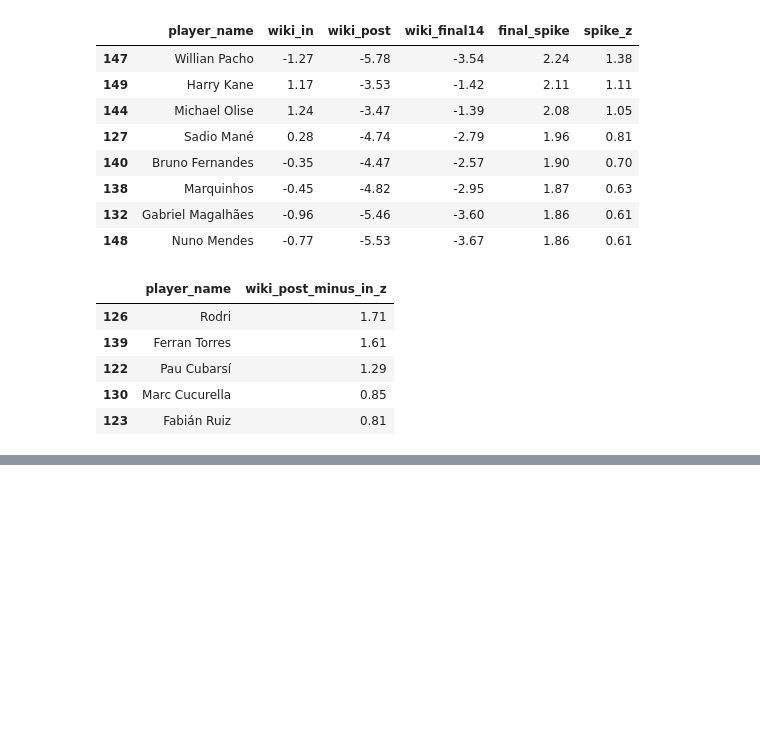
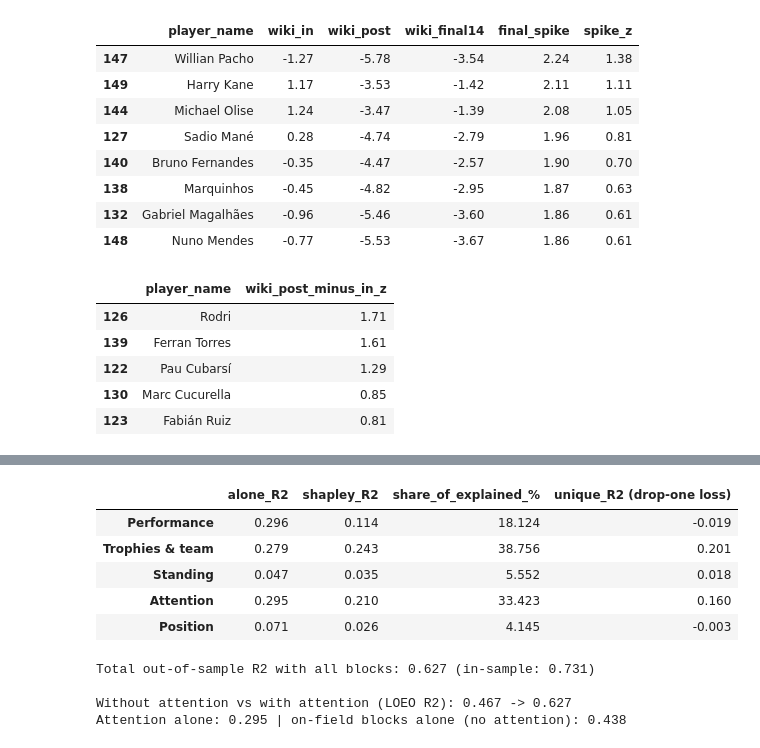
Before and after one commit to AswathKarthik10/predicting-the-ballon-dor, a Jupyter notebook: ballon_dor_2026.ipynb, the cells around one changed output, grey strips where cells are left out. Cells and saved outputs as stored; diff of their text form; code cells hidden in the pictures; blank space fills up the shorter version.

```diff
--- a/ballon_dor_2026.ipynb
+++ b/ballon_dor_2026.ipynb
@@ -1370,0 +1379,29 @@ display(att26.sort_values("wiki_post_minus_in_z", ascending=False).head(5)[["pla
+# %%
+ALPHA = 10.0
+N_BOOT_E = 300
+
+BLOCK_COLS = {
+    "Performance": ["club_attack_p90", "intl_attack_p90", "club_avg_rating", "big_game_rating", "ucl_ko_goal_contribs",
+                    "tourn_ko_goal_contribs", "final_goal_contribs", "scored_winner_in_final", "tourn_award"],
+    "Trophies & team": ["major_titles", "other_honors", "club_rating", "ucl_stage_ord", "nt_stage_ord"],
+    "Standing": ["prior_standing", "career_podiums_before"],
+    "Position": ["is_defender"],
+}
+ATTENTION_COLS = ["wiki_pre", "wiki_in", "news_pre", "news_in"]
+BLOCK_NAMES = ["Performance", "Trophies & team", "Standing", "Attention", "Position"]
+
+non_att = sum(BLOCK_COLS.values(), [])
+Zfull_e = within_edition_z(raw, non_att)
+X_blocks = {b: Zfull_e.loc[lab.index, cols].values for b, cols in BLOCK_COLS.items()}
+X_blocks["Attention"] = att_lab_z[ATTENTION_COLS].values
+editions_e = lab["edition"].values
+assert (att_lab.index == lab.index).all()
+
+def within_edition_target(values: pd.Series, eds: np.ndarray) -> np.ndarray:
+    s = pd.Series(values.values, index=range(len(values)))
+    g = s.groupby(eds)
+    return ((s - g.transform("mean")) / g.transform("std", ddof=1)).values
+
+y_pct_e = within_edition_target(lab.groupby("edition")["points"].rank(pct=True), editions_e)
+y_log_e = within_edition_target(np.log1p(lab["points"]), editions_e)
+print({b: X_blocks[b].shape[1] for b in BLOCK_NAMES})
@@ -1370,0 +1465,24 @@ display(att26.sort_values("wiki_post_minus_in_z", ascending=False).head(5)[["pla
+# %%
+main = res[("points percentile", "loeo")]
+v = main["values"]
+tbl = pd.DataFrame({
+    "alone_R2": [v[frozenset([b])] for b in BLOCK_NAMES],
+    "shapley_R2": main["shapley"].values,
+    "share_of_explained_%": (main["shapley"] / main["shapley"].sum() * 100).values,
+    "unique_R2 (drop-one loss)": [v[full] - v[full - {b}] for b in BLOCK_NAMES],
+}, index=BLOCK_NAMES)
+display(tbl.round(3))
+print(f"Total out-of-sample R2 with all blocks: {main['total']:.3f} (in-sample: {res[('points percentile', 'in-sample')]['total']:.3f})")
+print("\nWithout attention vs with attention (LOEO R2):", round(v[full - {"Attention"}], 3), "->", round(v[full], 3))
+print("Attention alone:", round(v[frozenset(['Attention'])], 3), "| on-field blocks alone (no attention):", round(v[full - {"Attention", "Standing"}], 3))
+# %% [output]
+|  | alone_R2 | shapley_R2 | share_of_explained_% | unique_R2 (drop-one loss) |
+| Performance | 0.296 | 0.114 | 18.124 | -0.019 |
+| Trophies & team | 0.279 | 0.243 | 38.756 | 0.201 |
+| Standing | 0.047 | 0.035 | 5.552 | 0.018 |
+| Attention | 0.295 | 0.210 | 33.423 | 0.160 |
+| Position | 0.071 | 0.026 | 4.145 | -0.003 |
+Total out-of-sample R2 with all blocks: 0.627 (in-sample: 0.731)
+
+Without attention vs with attention (LOEO R2): 0.467 -> 0.627
+Attention alone: 0.295 | on-field blocks alone (no attention): 0.438
```
Also changed, not shown: parts of 10 cells of this notebook, 3 other files.
